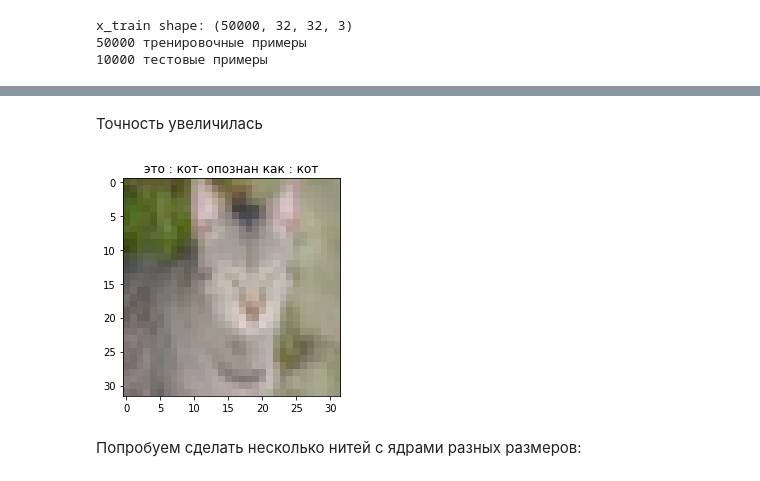
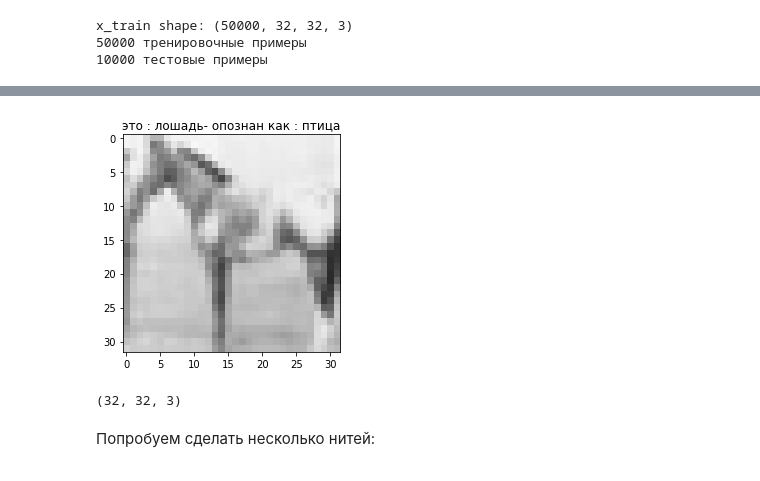
Before and after one commit to SimreAniri/Neural-Networks, a Jupyter notebook: Lesson_4.ipynb, the cells around one changed output, grey strips where cells are left out. Drawn from its saved outputs; the diff is of its cells as text; code cells hidden in the pictures.

```diff
--- a/Lesson_4.ipynb
+++ b/Lesson_4.ipynb
@@ -18,7 +18,7 @@ classes=['самолет', 'автомобиль', 'птица', 'кот', 'ол
 # установка параметров нейросети
 batch_size = 32
 num_classes = 10
-epochs = 1
+epochs = 5
 data_augmentation = True
 num_predictions = 20
 # %%
@@ -138,14 +141,0 @@ Test accuracy: 0.42579999566078186
-# %%
-epochs = 5
-
-model.fit_generator(datagen.flow(x_train, y_train,
-                                     batch_size=batch_size),
-                        epochs=epochs,
-                        validation_data=(x_test, y_test),
-                        workers=4)
-
-
-# проверка работы обученной модели
-scores = model.evaluate(x_test, y_test, verbose=1)
-print('Test loss:', scores[0])
-print('Test accuracy:', scores[1])
@@ -166,17 +142,19 @@ Test accuracy: 0.5945000052452087
-# %% [markdown]
-Точность увеличилась
 # %%
-N = 320
+N = 83
 y_p=model.predict(x_test[N:N+1][:,:,:])
 y_t = np.argmax(y_test[N:N+1], axis = 1 )
 y_i = np.argmax(y_p, axis = 1 )
 plt.imshow(x_test[N][:,:,:])
 plt.title('это : '+classes[y_t[0]]+'- опознан как : '+classes[y_i[0]])
 plt.show()
 # %% [output]
-[figure, old version]
+[figure, new version]
+# %%
+x_train.shape[1:]
+# %% [output]
+(32, 32, 3)
 # %% [markdown]
-Попробуем сделать несколько нитей с ядрами разных размеров:
+Попробуем сделать несколько нитей:
 # %%
 first_input = Input(shape=x_train.shape[1:])
 x11 = Conv2D(32, (3, 3), padding='same', activation='relu')(first_input)
```
Also changed, not shown: parts of 32 cells of this notebook.
